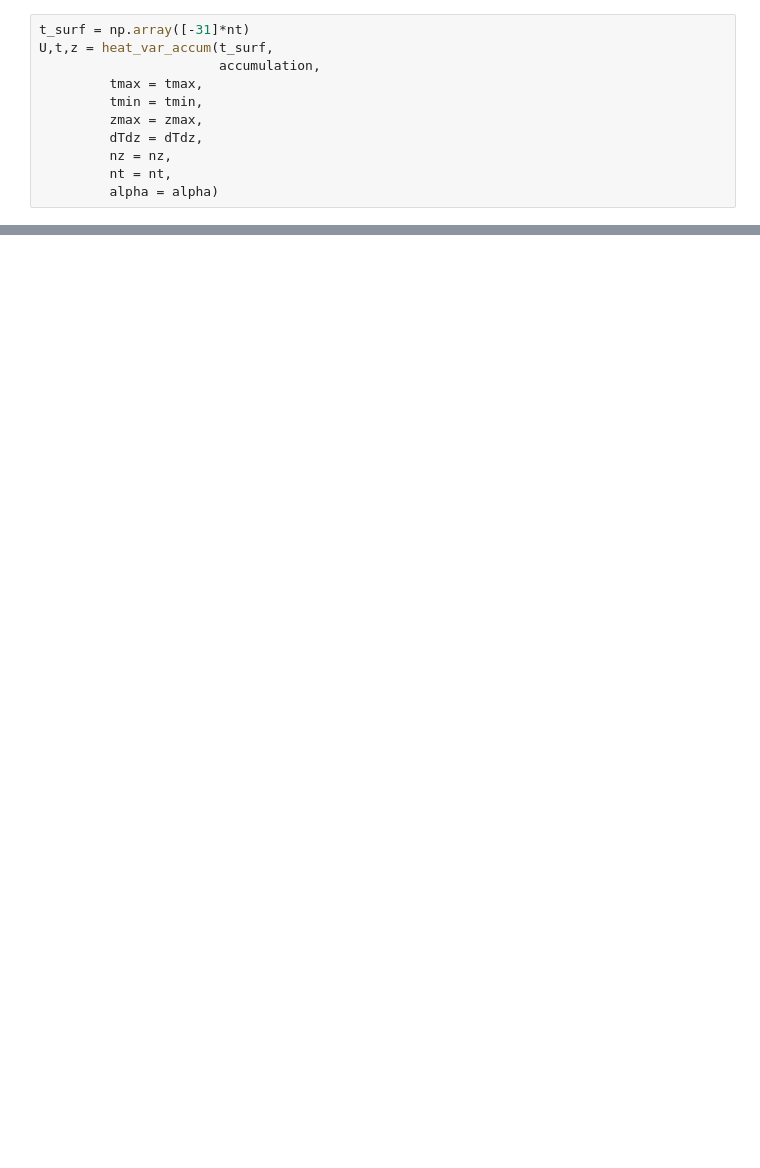
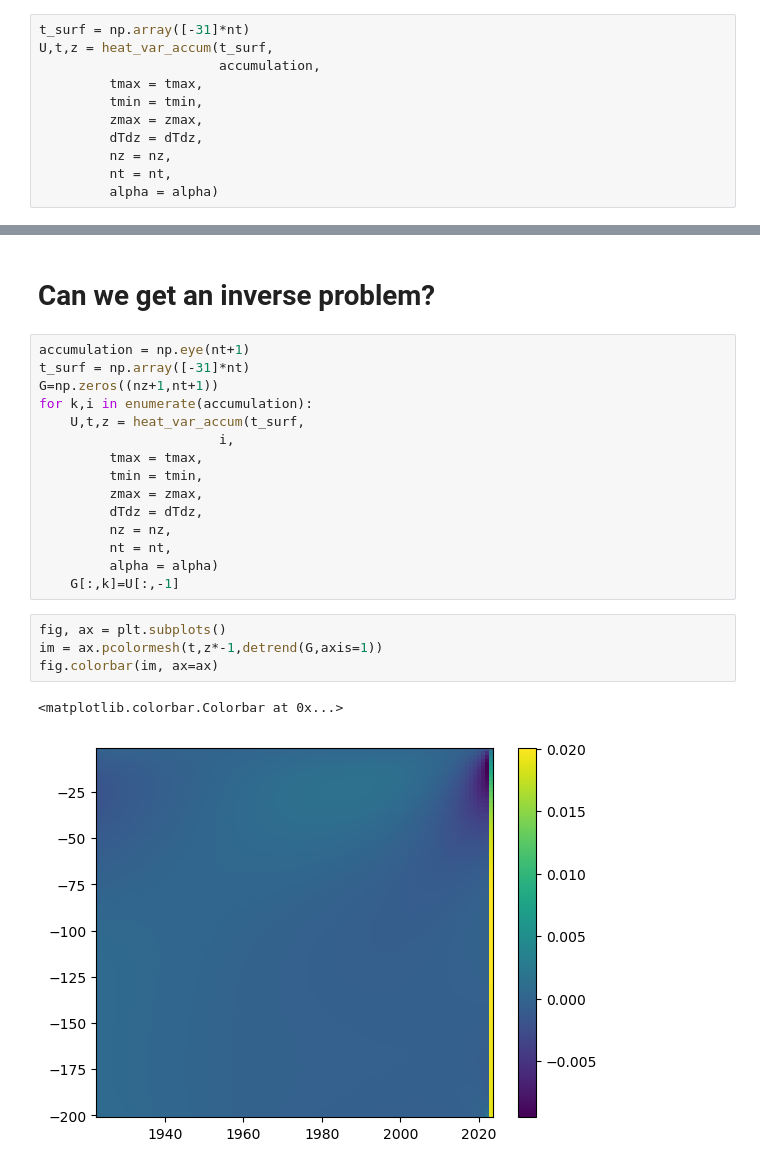
Before and after one commit to johnmorganmanos/Antarctica_AH_Thermometry, a Jupyter notebook: Untitled.ipynb, the cells around one changed output, grey strips where cells are left out. Saved outputs shown, nothing was run; the diff lists cells and outputs as text; blank space fills up the shorter version.

```diff
--- a/Untitled.ipynb
+++ b/Untitled.ipynb
@@ -131,0 +133,24 @@ Text(0.5, 1.0, 'Present Detrended Temp Profile')
+# %% [markdown]
+# Can we get an inverse problem?
+# %%
+accumulation = np.eye(nt+1)
+t_surf = np.array([-31]*nt)
+G=np.zeros((nz+1,nt+1))
+for k,i in enumerate(accumulation):
+    U,t,z = heat_var_accum(t_surf,
+                       i,
+         tmax = tmax,
+         tmin = tmin,
+         zmax = zmax,
+         dTdz = dTdz,
+         nz = nz,
+         nt = nt,
+         alpha = alpha)
+    G[:,k]=U[:,-1]
+# %%
+fig, ax = plt.subplots()
+im = ax.pcolormesh(t,z*-1,detrend(G,axis=1))
+fig.colorbar(im, ax=ax)
+# %% [output]
+<matplotlib.colorbar.Colorbar at 0x...>
+[figure, added]
```
Also changed, not shown: parts of 9 cells of this notebook.
